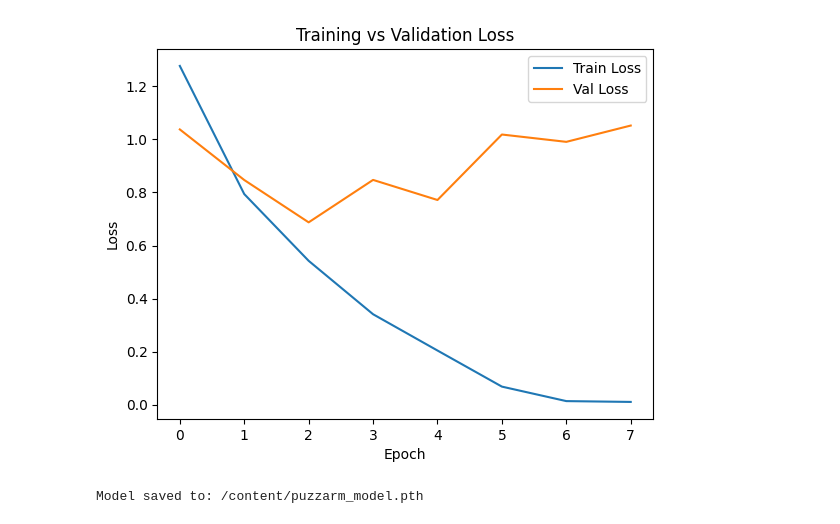
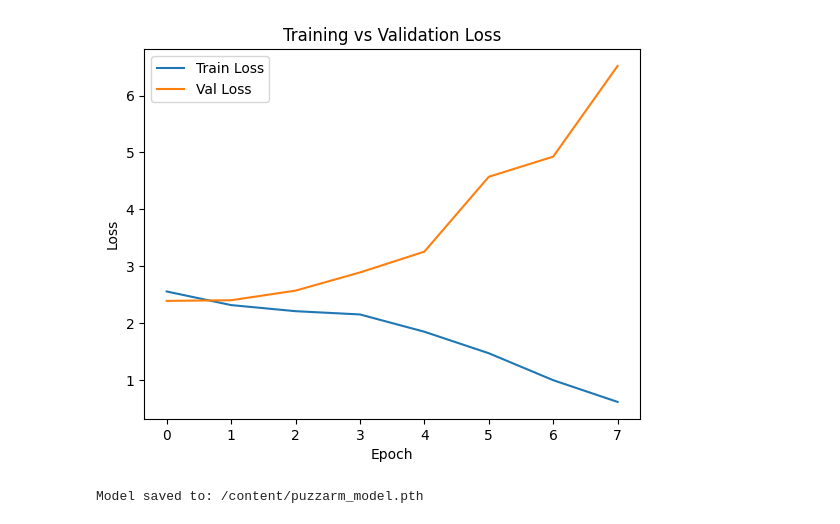
Before and after one commit to JTFPV/PuzzArm_CRISPDM_Jt, a Jupyter notebook: models/PuzzArm_Training_Notebook.ipynb, the cells around one changed output. Drawn from its saved outputs; the diff is of its cells as text; code cells hidden in the pictures.

```diff
--- a/models/PuzzArm_Training_Notebook.ipynb
+++ b/models/PuzzArm_Training_Notebook.ipynb
@@ -1,5 +1,4 @@
 # %%
-import zipfile
 import os
 import torch
 import torch.nn as nn
@@ -8,19 +7,16 @@ from torchvision import transforms, datasets
 from torch.utils.data import DataLoader
 import matplotlib.pyplot as plt
 
-zip_path = "/content/Training Data.zip"
-extract_path = "/content/dataset"
+data_dir = "/content/dataset/ProcessedDataSet"   # <- key change
+print("Dataset folder:", data_dir)
+print("Example files:", os.listdir(data_dir)[:10])
 
-with zipfile.ZipFile(zip_path, 'r') as zip_ref:
-    zip_ref.extractall(extract_path)
-
-data_dir = "/content/dataset/Training Data"
-print("Dataset extracted to:", data_dir)
-
+# --- transforms and dataset ---
 transform = transforms.Compose([
-    transforms.Resize((128,128)),
+    transforms.Grayscale(num_output_channels=3),    # ensure 3 channels
+    transforms.Resize((128, 128)),
     transforms.ToTensor(),
-    transforms.Normalize([0.5], [0.5])
+    transforms.Normalize([0.5, 0.5, 0.5], [0.5, 0.5, 0.5])
 ])
 
 full_dataset = datasets.ImageFolder(data_dir, transform=transform)
@@ -30,7 +26,8 @@ val_size   = int(0.2 * len(full_dataset))
 test_size  = len(full_dataset) - train_size - val_size
 
 train_set, val_set, test_set = torch.utils.data.random_split(
-    full_dataset, [train_size, val_size, test_size]
+    full_dataset, [train_size, val_size, test_size],
+    generator=torch.Generator().manual_seed(42)  # makes split repeatable
 )
 
 train_loader = DataLoader(train_set, batch_size=4, shuffle=True)
@@ -39,7 +36,9 @@ test_loader  = DataLoader(test_set, batch_size=4, shuffle=False)
 
 class_names = full_dataset.classes
 print("Classes:", class_names)
+print("Total images:", len(full_dataset))
 
+# --- model ---
 class SimpleCNN(nn.Module):
     def __init__(self, num_classes):
         super(SimpleCNN, self).__init__()
@@ -54,7 +53,7 @@ class SimpleCNN(nn.Module):
         )
         self.fc = nn.Sequential(
             nn.Flatten(),
-            nn.Linear(32*32*32, 64),
+            nn.Linear(32 * 32 * 32, 64),  # 128 -> 64 -> 32 so this is correct
             nn.ReLU(),
             nn.Linear(64, num_classes)
         )
@@ -64,7 +63,9 @@ class SimpleCNN(nn.Module):
         x = self.fc(x)
         return x
 
-device = "cuda" if torch.cuda.is_available() else "cpu"
+device = torch.device("cuda" if torch.cuda.is_available() else "cpu")
+print("Using device:", device)
+
 model = SimpleCNN(num_classes=len(class_names)).to(device)
 
 criterion = nn.CrossEntropyLoss()
@@ -103,8 +104,11 @@ for epoch in range(epochs):
 
     val_losses.append(val_loss / len(val_loader))
 
-    print(f"Epoch {epoch+1}/{epochs} - Train Loss: {train_losses[-1]:.4f}, Val Loss: {val_losses[-1]:.4f}")
+    print(f"Epoch {epoch+1}/{epochs} - "
+          f"Train Loss: {train_losses[-1]:.4f}, "
+          f"Val Loss: {val_losses[-1]:.4f}")
 
+# --- plot losses ---
 plt.plot(train_losses, label="Train Loss")
 plt.plot(val_losses, label="Val Loss")
 plt.title("Training vs Validation Loss")
@@ -113,8 +117,8 @@ plt.ylabel("Loss")
 plt.legend()
 plt.show()
 
+# --- save model ---
 save_path = "/content/puzzarm_model.pth"
 torch.save(model.state_dict(), save_path)
-
 print("Model saved to:", save_path)
 # %% [output]
@@ -131,2 +138,2 @@ Epoch 8/8 - Train Loss: 0.0107, Val Loss: 1.0523
-[figure, old version]
+[figure, new version]
 Model saved to: /content/puzzarm_model.pth
```
Also changed, not shown: parts of 11 cells of this notebook.
